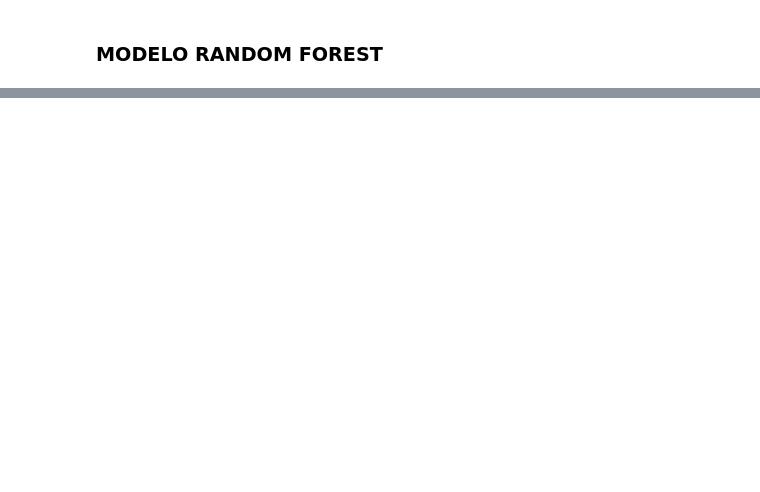
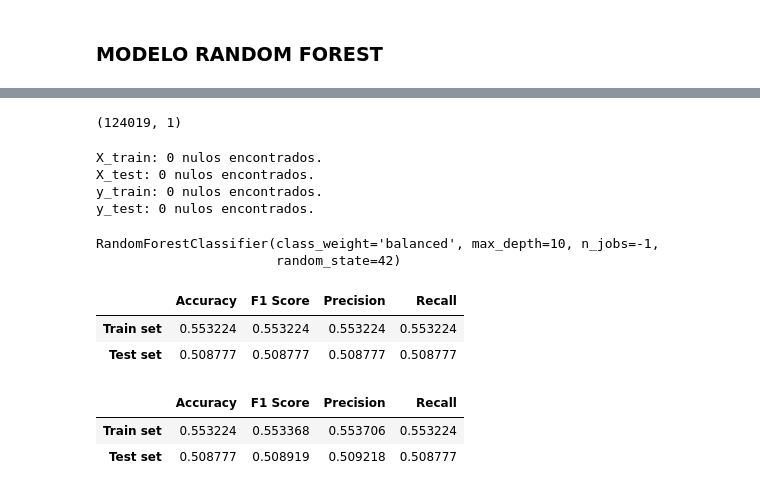
Before and after one commit to 4GeeksAcademy/sp-ml-20-final-project-g3, a Jupyter notebook: src/mod.random-forest-obj1-saray.ipynb, the cells around one changed output, grey strips where cells are left out. Saved outputs shown, nothing was run; the diff lists cells and outputs as text; code cells hidden in the pictures; blank space fills up the shorter version.

Commit message:
[wip] random forest model: progress, and utils

```diff
--- a/src/mod.random-forest-obj1-saray.ipynb
+++ b/src/mod.random-forest-obj1-saray.ipynb
@@ -35,0 +34,9 @@ Proceso terminado. Dataset final con 1240190 filas y 504 columnas.
+# %%
+# Lectura directa desde los archivos .zip
+X_train = pd.read_csv('../data/processed/X_train_obj1-targetE.zip')
+X_test = pd.read_csv('../data/processed/X_test_obj1-targetE.zip')
+y_train = pd.read_csv('../data/processed/y_train_obj1-targetE.zip')
+y_test = pd.read_csv('../data/processed/y_test_obj1-targetE.zip')
+
+# Tip: Si el CSV tiene un nombre distinto dentro del zip,
+# pandas suele detectarlo automáticamente si solo hay uno.
@@ -35,0 +55,4 @@ Proceso terminado. Dataset final con 1240190 filas y 504 columnas.
+# %%
+y_test.shape
+# %% [output]
+(124019, 1)
@@ -35,0 +64,47 @@ Proceso terminado. Dataset final con 1240190 filas y 504 columnas.
+# %%
+# Reviso que no haya valores nulos con la nueva carga de archivo.
+
+# Lista de tus variables cargadas
+datasets = {"X_train": X_train,"X_test": X_test,"y_train": y_train, "y_test": y_test}
+
+for nombre, df_actual in datasets.items():
+    if df_actual is not None:
+        total_nulos = df_actual.isnull().sum().sum() # Suma total de nulos en todo el dataframe
+        print(f"{nombre}: {total_nulos} nulos encontrados.")
+
+        # Si hay nulos, mostramos en qué columnas están
+        if total_nulos > 0:
+            df_actual.isnull().sum()[df_actual.isnull().sum() > 0]
+
+    else:
+        f"{nombre}: No está cargado (es None)."
+# %% [output]
+X_train: 0 nulos encontrados.
+X_test: 0 nulos encontrados.
+y_train: 0 nulos encontrados.
+y_test: 0 nulos encontrados.
+# %%
+model_forest_clas = RandomForestClassifier(n_estimators=100,    # Número de árboles
+                                           max_depth=10,        # Limitamos la profundidad para evitar overfitting
+                                           class_weight='balanced',
+                                           random_state=42,
+                                           n_jobs=-1)
+model_forest_clas.fit(X_train, y_train)
+# %% [output]
+RandomForestClassifier(class_weight='balanced', max_depth=10, n_jobs=-1,
+                       random_state=42)
+# %%
+y_pred_test = model_forest_clas.predict(X_test)
+y_pred_train = model_forest_clas.predict(X_train)
+# %%
+get_classifier_metrics(y_pred_test, y_test, y_pred_train, y_train)
+# %% [output]
+|  | Accuracy | F1 Score | Precision | Recall |
+| Train set | 0.553224 | 0.553224 | 0.553224 | 0.553224 |
+| Test set | 0.508777 | 0.508777 | 0.508777 | 0.508777 |
+# %%
+get_classifier_metrics(y_pred_test, y_test, y_pred_train, y_train, average='weighted')
+# %% [output]
+|  | Accuracy | F1 Score | Precision | Recall |
+| Train set | 0.553224 | 0.553368 | 0.553706 | 0.553224 |
+| Test set | 0.508777 | 0.508919 | 0.509218 | 0.508777 |
```
Also changed, not shown: parts of 23 cells of this notebook, 1 other file.
